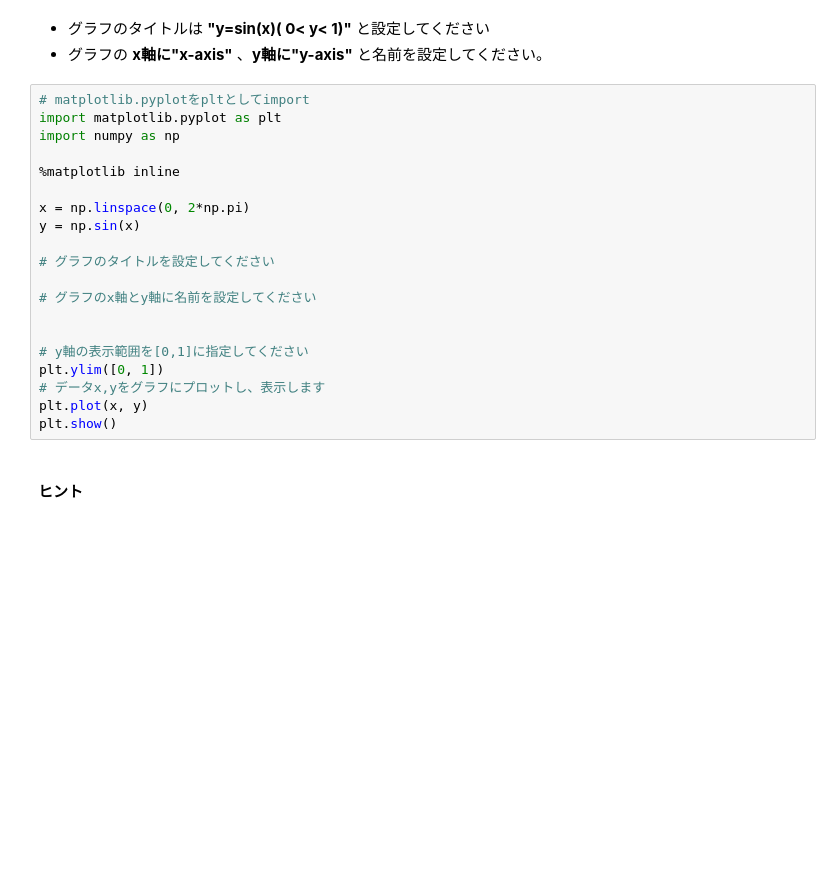
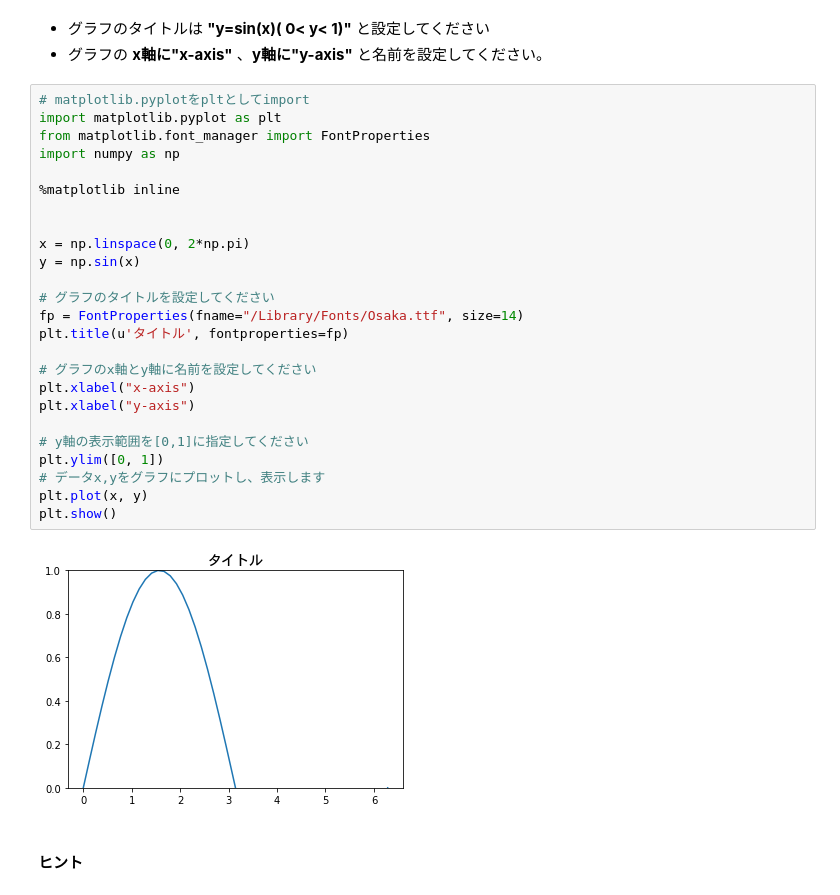
Before and after one commit to Eigo-Mt-Fuji/aiml-training, a Jupyter notebook: 4040_data_visualization/chapter2.ipynb, the cells around one changed output. Saved outputs shown, nothing was run; the diff lists cells and outputs as text; blank space fills up the shorter version.

```diff
--- a/4040_data_visualization/chapter2.ipynb
+++ b/4040_data_visualization/chapter2.ipynb
@@ -148,23 +148,30 @@ plt.show()
 # %%
 # matplotlib.pyplotをpltとしてimport
 import matplotlib.pyplot as plt
+from matplotlib.font_manager import FontProperties
 import numpy as np
 
 %matplotlib inline
+
 
 x = np.linspace(0, 2*np.pi)
 y = np.sin(x)
 
 # グラフのタイトルを設定してください
+fp = FontProperties(fname="/Library/Fonts/Osaka.ttf", size=14)
+plt.title(u'タイトル', fontproperties=fp)
 
 # グラフのx軸とy軸に名前を設定してください
-
+plt.xlabel("x-axis")
+plt.xlabel("y-axis")
 
 # y軸の表示範囲を[0,1]に指定してください
 plt.ylim([0, 1])
 # データx,yをグラフにプロットし、表示します
 plt.plot(x, y)
 plt.show()
+# %% [output]
+[figure, added]
 # %% [markdown]
 #### ヒント
 # %% [markdown]
```
Also changed, not shown: 3 other files.
